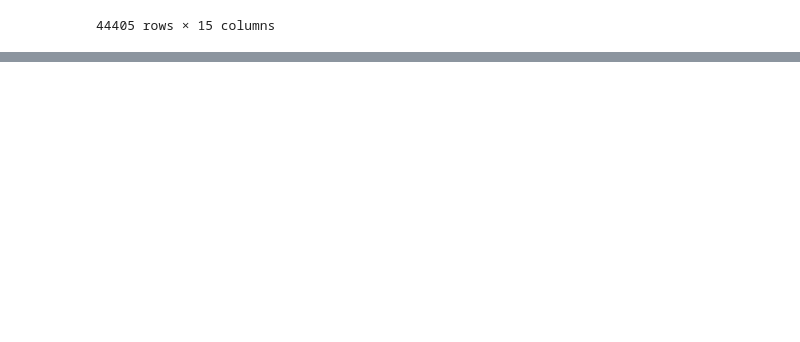
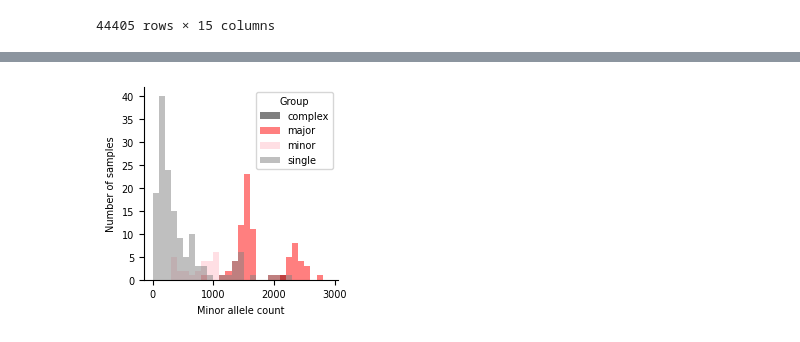
Before and after one commit to fowler-lab/tuberculosis-RNAP-subpopulations, a Jupyter notebook: analysis.ipynb, the cells around one changed output, grey strips where cells are left out. Saved outputs shown, nothing was run; the diff lists cells and outputs as text; code cells hidden in the pictures; blank space fills up the shorter version.

```diff
--- a/analysis.ipynb
+++ b/analysis.ipynb
@@ -600,0 +840,4 @@ samples
+# %%
+df = pd.read_csv('data/Mykrobe_EIT_pathogena/minor_rif_variants.csv')
+df.set_index('run_accession', inplace=True)
+df[:3]
@@ -600,0 +853,4 @@ samples
+# %%
+mykrobe = pd.read_csv('data/Mykrobe_EIT_pathogena/mykrobe_results.csv')
+mykrobe.set_index('ena_run_accession', inplace=True)
+mykrobe[:3]
@@ -600,0 +865,3 @@ samples
+# %%
+df = df.join(mykrobe)
+df
@@ -600,0 +883,34 @@ samples
+# %%
+# Set up the figure and axes
+fig, ax = plt.subplots(figsize=(2.5, 2.5))  # Adjust the size as needed
+
+# Define colors for each group
+colors = ['black', 'red', 'pink', 'grey']
+
+# Group the data by the column with strings
+groups = df.groupby('mixture_type')
+
+# Loop through each group and plot its histogram
+for (label, group), color in zip(groups, colors):
+    group['minor_count'].plot(
+        kind='hist',
+        bins=range(0, 3000, 100),  # Adjust bin size if necessary
+        color=color,
+        alpha=0.5,  # Make bars semi-transparent for overlapping
+        label=label,
+        ax=ax
+    )
+
+# Add labels, legend, and customize appearance
+ax.set_xlabel('Minor allele count')
+ax.set_ylabel('Number of samples')
+ax.legend(title='Group', loc='upper right')  # Adjust legend location
+ax.spines["top"].set_visible(False)
+ax.spines["right"].set_visible(False)
+
+# Show the plot
+plt.show()
+
+fig.savefig('pdf/bar-lineage-minor-allele-counts.pdf', bbox_inches='tight', transparent=True)
+# %% [output]
+[figure, added]
```
Also changed, not shown: parts of 26 cells of this notebook, 6 other files.
